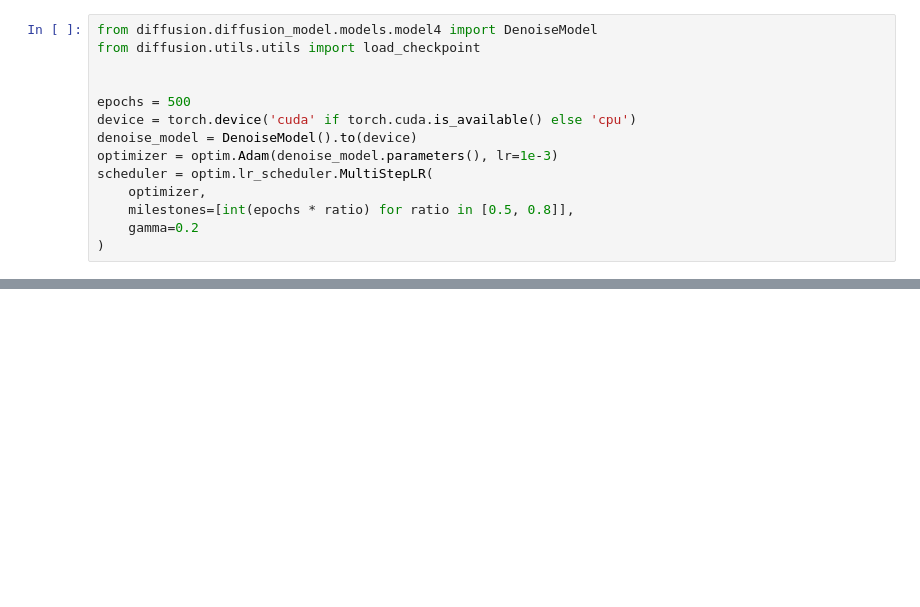
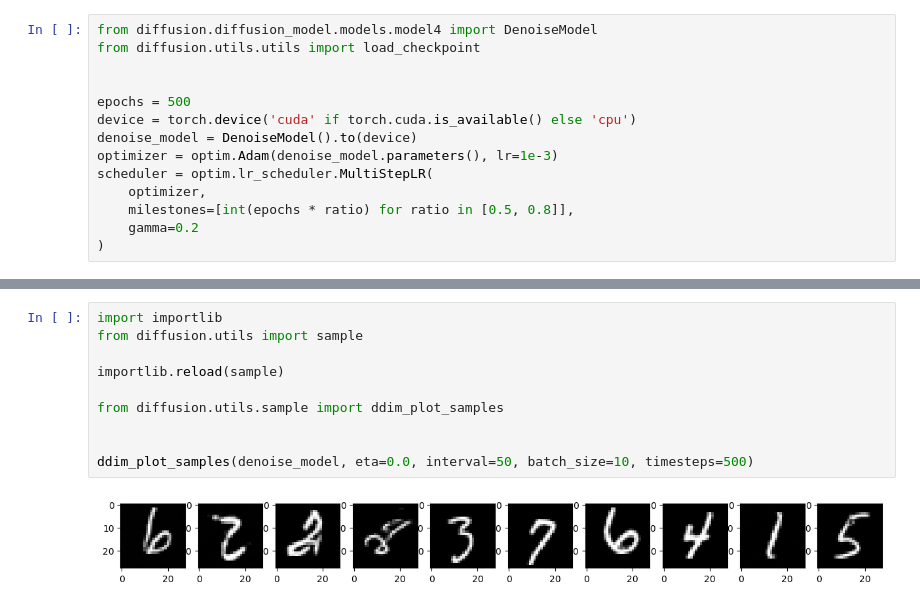
Before and after one commit to hashikun917/Diffusion, a Jupyter notebook: notebooks/Diff_temp.ipynb, the cells around one changed output, grey strips where cells are left out. Drawn from its saved outputs; the diff is of its cells as text; blank space fills up the shorter version.

```diff
--- a/notebooks/Diff_temp.ipynb
+++ b/notebooks/Diff_temp.ipynb
@@ -84,0 +79,12 @@ ddpm_plot_samples(denoise_model, batch_size=16, timesteps=150)
+# %%
+import importlib
+from diffusion.utils import sample
+
+importlib.reload(sample)
+
+from diffusion.utils.sample import ddim_plot_samples
+
+
+ddim_plot_samples(denoise_model, eta=0.0, interval=50, batch_size=10, timesteps=500)
+# %% [output]
+[figure, added]
```
Also changed, not shown: parts of 5 cells of this notebook, 3 other files.
